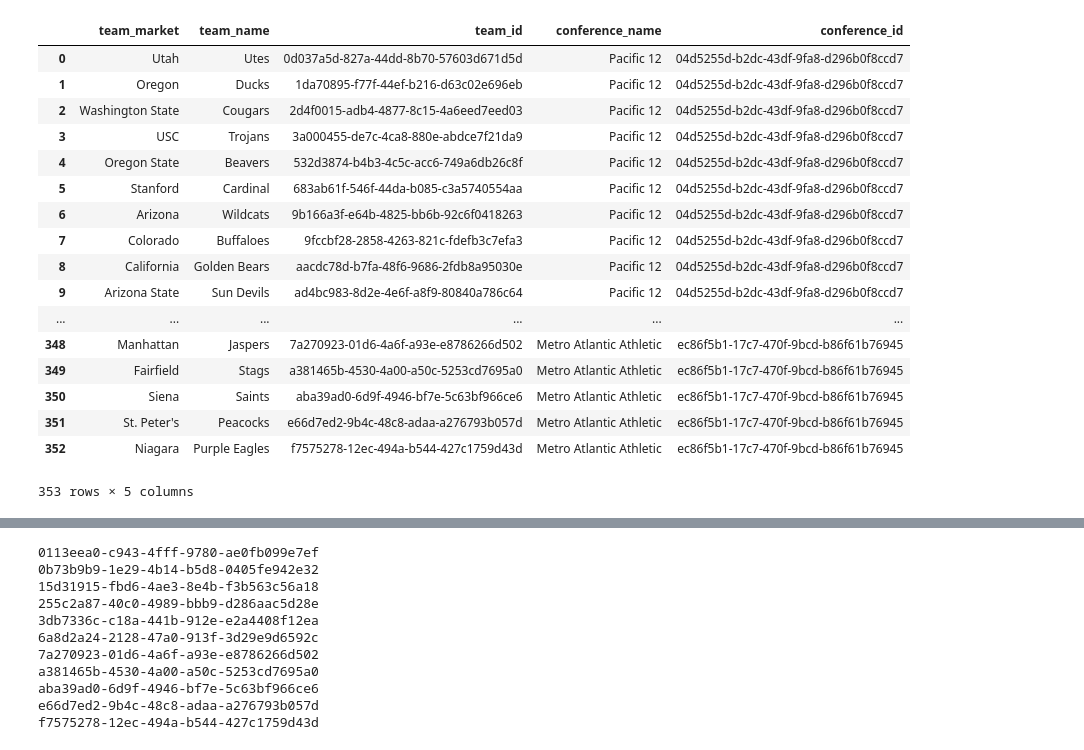
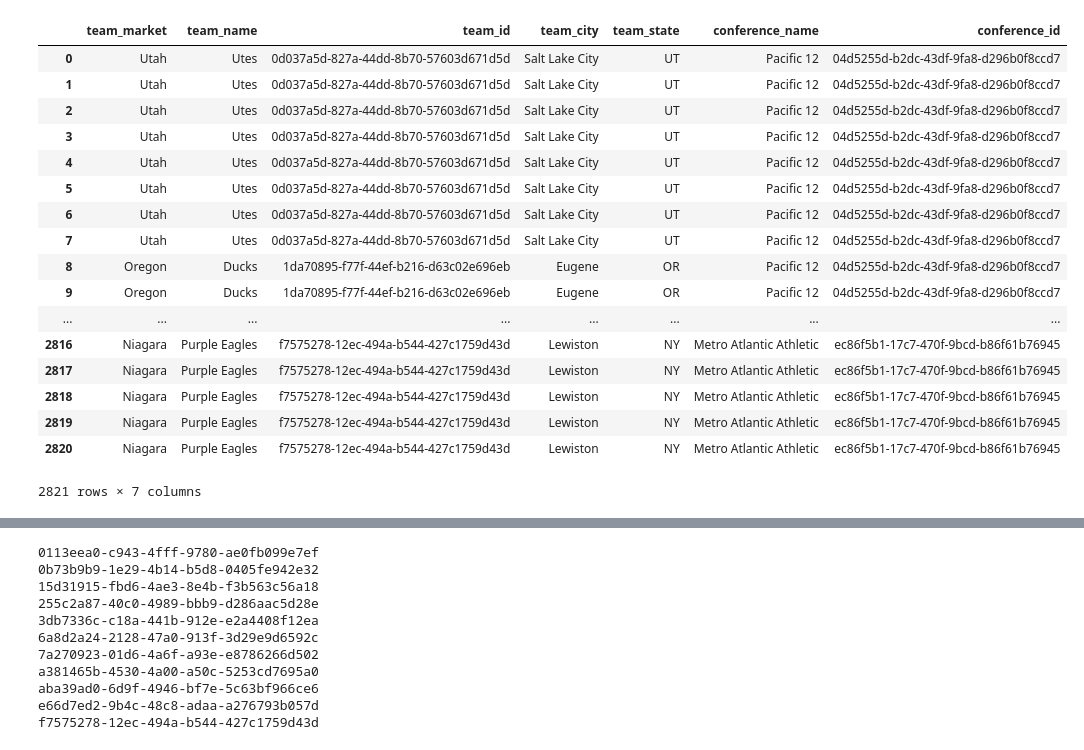
Before and after one commit to CollinCrossie/Finale-Project, a Jupyter notebook: Andy/NCAA_Andy_Piggyback.ipynb, the cells around one changed output, grey strips where cells are left out. Saved outputs shown, nothing was run; the diff lists cells and outputs as text; code cells hidden in the pictures.

Commit message:
added city and state to DF and CSV

```diff
--- a/Andy/NCAA_Andy_Piggyback.ipynb
+++ b/Andy/NCAA_Andy_Piggyback.ipynb
@@ -70,0 +90,3 @@ conferences = d1[0]["teams"]
+# %%
+teams = conferences[0]["venue"]
+teams
@@ -71,23 +102,30 @@ conferences = d1[0]["teams"]
 # %%
+#Breakdown of Conferences and teams within conference, along with IDs
+#included city and state to the output
+
+
 conference_names = []
 conference_ids = []
 team_names = []
 team_ids = []
 team_market = []
-venue = []
+team_city = []
+team_state = []
 
 
 for i in range(0,len(d1)):
     conferences = d1[i]["teams"]
     for j in range(0,len(conferences)):
-        #print(d1[i]["name"])
-        #print(d1[i]["id"])
-        #print(conferences[j]["name"])
-        #print(conferences[j]["id"])
-        conference_names.append(d1[i]["name"])
-        conference_ids.append(d1[i]["id"])
-        team_market.append(conferences[j]["market"])
-        team_names.append(conferences[j]["name"])
-        team_ids.append(conferences[j]["id"])
-        venue.append(conferences[j]["venue"])
-        #team_state.append(conferences[j]["state"])
+        teams = conferences[j]["venue"]
+        for k in range (0,len(teams)):
+            #print(d1[i]["name"])
+            #print(d1[i]["id"])
+            #print(conferences[j]["name"])
+            #print(conferences[j]["id"])
+            conference_names.append(d1[i]["name"])
+            conference_ids.append(d1[i]["id"])
+            team_market.append(conferences[j]["market"])
+            team_names.append(conferences[j]["name"])
+            team_ids.append(conferences[j]["id"])
+            team_city.append(conferences[j]["venue"]["city"])
+            team_state.append(conferences[j]["venue"]["state"])
@@ -98,33 +154,35 @@ zippedList = list(zip(team_market,team_names,team_ids,conference_names,conferenc
 #zippedList
 # %%
+# turning zipped list into a DF
 #teamdf = pd.DataFrame(zippedList,columns = [team_name,team_id,conference_name,conference_id],index=[])
 teamdf = pd.DataFrame({"team_market":team_market,
                       "team_name":team_names,
                       "team_id":team_ids,
+                       "team_city":team_city,
+                       "team_state":team_state,
                       "conference_name":conference_names,
-                       "conference_id":conference_ids,
-                       "venue":venue
+                       "conference_id":conference_ids
                       })
 
 teamdf
 # %% [output]
-|  | team_market | team_name | team_id | conference_name | conference_id |
-| 0 | Utah | Utes | 0d037a5d-827a-44dd-8b70-57603d671d5d | Pacific 12 | 04d5255d-b2dc-43df-9fa8-d296b0f8ccd7 |
-| 1 | Oregon | Ducks | 1da70895-f77f-44ef-b216-d63c02e696eb | Pacific 12 | 04d5255d-b2dc-43df-9fa8-d296b0f8ccd7 |
-| 2 | Washington State | Cougars | 2d4f0015-adb4-4877-8c15-4a6eed7eed03 | Pacific 12 | 04d5255d-b2dc-43df-9fa8-d296b0f8ccd7 |
-| 3 | USC | Trojans | 3a000455-de7c-4ca8-880e-abdce7f21da9 | Pacific 12 | 04d5255d-b2dc-43df-9fa8-d296b0f8ccd7 |
-| 4 | Oregon State | Beavers | 532d3874-b4b3-4c5c-acc6-749a6db26c8f | Pacific 12 | 04d5255d-b2dc-43df-9fa8-d296b0f8ccd7 |
-| 5 | Stanford | Cardinal | 683ab61f-546f-44da-b085-c3a5740554aa | Pacific 12 | 04d5255d-b2dc-43df-9fa8-d296b0f8ccd7 |
-| 6 | Arizona | Wildcats | 9b166a3f-e64b-4825-bb6b-92c6f0418263 | Pacific 12 | 04d5255d-b2dc-43df-9fa8-d296b0f8ccd7 |
-| 7 | Colorado | Buffaloes | 9fccbf28-2858-4263-821c-fdefb3c7efa3 | Pacific 12 | 04d5255d-b2dc-43df-9fa8-d296b0f8ccd7 |
-| 8 | California | Golden Bears | aacdc78d-b7fa-48f6-9686-2fdb8a95030e | Pacific 12 | 04d5255d-b2dc-43df-9fa8-d296b0f8ccd7 |
-| 9 | Arizona State | Sun Devils | ad4bc983-8d2e-4e6f-a8f9-80840a786c64 | Pacific 12 | 04d5255d-b2dc-43df-9fa8-d296b0f8ccd7 |
-| ... | ... | ... | ... | ... | ... |
-| 348 | Manhattan | Jaspers | 7a270923-01d6-4a6f-a93e-e8786266d502 | Metro Atlantic Athletic | ec86f5b1-17c7-470f-9bcd-b86f61b76945 |
-| 349 | Fairfield | Stags | a381465b-4530-4a00-a50c-5253cd7695a0 | Metro Atlantic Athletic | ec86f5b1-17c7-470f-9bcd-b86f61b76945 |
-| 350 | Siena | Saints | aba39ad0-6d9f-4946-bf7e-5c63bf966ce6 | Metro Atlantic Athletic | ec86f5b1-17c7-470f-9bcd-b86f61b76945 |
-| 351 | St. Peter's | Peacocks | e66d7ed2-9b4c-48c8-adaa-a276793b057d | Metro Atlantic Athletic | ec86f5b1-17c7-470f-9bcd-b86f61b76945 |
-| 352 | Niagara | Purple Eagles | f7575278-12ec-494a-b544-427c1759d43d | Metro Atlantic Athletic | ec86f5b1-17c7-470f-9bcd-b86f61b76945 |
+|  | team_market | team_name | team_id | team_city | team_state | conference_name | conference_id |
+| 0 | Utah | Utes | 0d037a5d-827a-44dd-8b70-57603d671d5d | Salt Lake City | UT | Pacific 12 | 04d5255d-b2dc-43df-9fa8-d296b0f8ccd7 |
+| 1 | Utah | Utes | 0d037a5d-827a-44dd-8b70-57603d671d5d | Salt Lake City | UT | Pacific 12 | 04d5255d-b2dc-43df-9fa8-d296b0f8ccd7 |
+| 2 | Utah | Utes | 0d037a5d-827a-44dd-8b70-57603d671d5d | Salt Lake City | UT | Pacific 12 | 04d5255d-b2dc-43df-9fa8-d296b0f8ccd7 |
+| 3 | Utah | Utes | 0d037a5d-827a-44dd-8b70-57603d671d5d | Salt Lake City | UT | Pacific 12 | 04d5255d-b2dc-43df-9fa8-d296b0f8ccd7 |
+| 4 | Utah | Utes | 0d037a5d-827a-44dd-8b70-57603d671d5d | Salt Lake City | UT | Pacific 12 | 04d5255d-b2dc-43df-9fa8-d296b0f8ccd7 |
+| 5 | Utah | Utes | 0d037a5d-827a-44dd-8b70-57603d671d5d | Salt Lake City | UT | Pacific 12 | 04d5255d-b2dc-43df-9fa8-d296b0f8ccd7 |
+| 6 | Utah | Utes | 0d037a5d-827a-44dd-8b70-57603d671d5d | Salt Lake City | UT | Pacific 12 | 04d5255d-b2dc-43df-9fa8-d296b0f8ccd7 |
+| 7 | Utah | Utes | 0d037a5d-827a-44dd-8b70-57603d671d5d | Salt Lake City | UT | Pacific 12 | 04d5255d-b2dc-43df-9fa8-d296b0f8ccd7 |
+| 8 | Oregon | Ducks | 1da70895-f77f-44ef-b216-d63c02e696eb | Eugene | OR | Pacific 12 | 04d5255d-b2dc-43df-9fa8-d296b0f8ccd7 |
+| 9 | Oregon | Ducks | 1da70895-f77f-44ef-b216-d63c02e696eb | Eugene | OR | Pacific 12 | 04d5255d-b2dc-43df-9fa8-d296b0f8ccd7 |
+| ... | ... | ... | ... | ... | ... | ... | ... |
+| 2816 | Niagara | Purple Eagles | f7575278-12ec-494a-b544-427c1759d43d | Lewiston | NY | Metro Atlantic Athletic | ec86f5b1-17c7-470f-9bcd-b86f61b76945 |
+| 2817 | Niagara | Purple Eagles | f7575278-12ec-494a-b544-427c1759d43d | Lewiston | NY | Metro Atlantic Athletic | ec86f5b1-17c7-470f-9bcd-b86f61b76945 |
+| 2818 | Niagara | Purple Eagles | f7575278-12ec-494a-b544-427c1759d43d | Lewiston | NY | Metro Atlantic Athletic | ec86f5b1-17c7-470f-9bcd-b86f61b76945 |
+| 2819 | Niagara | Purple Eagles | f7575278-12ec-494a-b544-427c1759d43d | Lewiston | NY | Metro Atlantic Athletic | ec86f5b1-17c7-470f-9bcd-b86f61b76945 |
+| 2820 | Niagara | Purple Eagles | f7575278-12ec-494a-b544-427c1759d43d | Lewiston | NY | Metro Atlantic Athletic | ec86f5b1-17c7-470f-9bcd-b86f61b76945 |
-353 rows × 5 columns
+2821 rows × 7 columns
 # %%
 #teamdf
```
Also changed, not shown: parts of 8 cells of this notebook, 1 other file.
